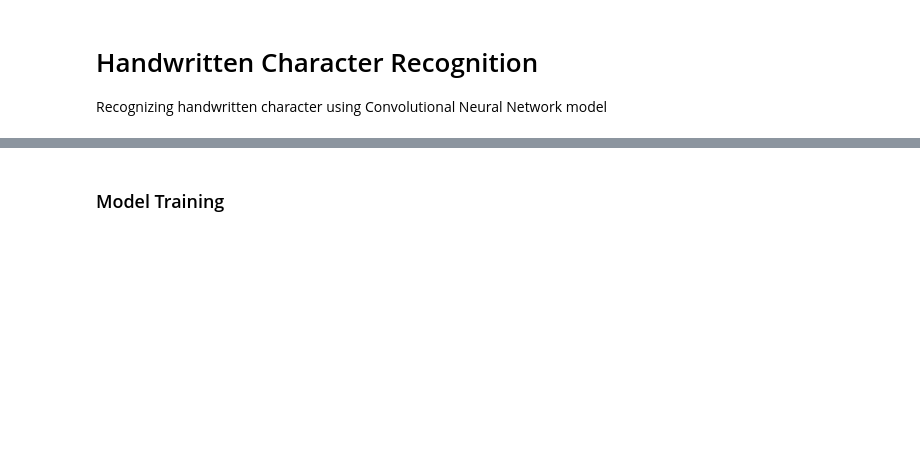
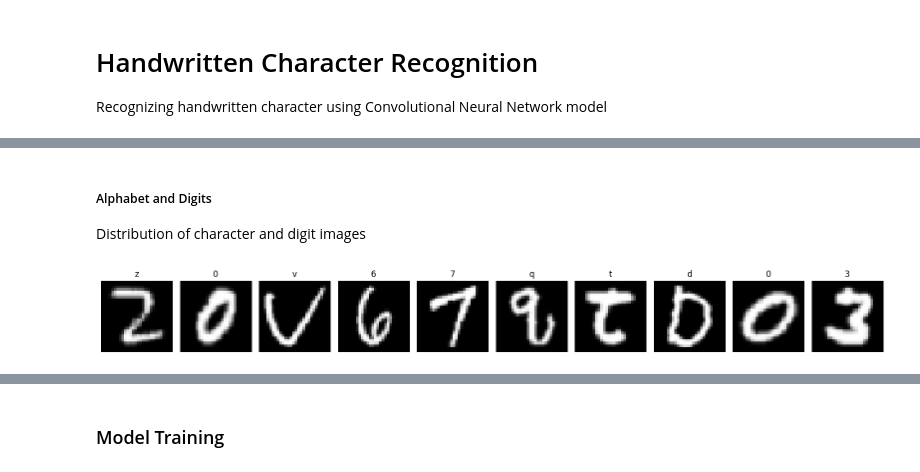
Before and after one commit to johndeweyzxc/Handwritten-Character-Recognition, a Jupyter notebook: main.ipynb, the cells around one changed output, grey strips where cells are left out. Drawn from its saved outputs; the diff is of its cells as text; code cells hidden in the pictures; blank space fills up the shorter version.

```diff
--- a/main.ipynb
+++ b/main.ipynb
@@ -518,0 +694,8 @@ def undersample_test_data(test_loader):
+# %% [markdown]
+##### Alphabet and Digits
+Distribution of character and digit images
+# %%
+plot_class_distribution(labels=dataset.combined_labels, classes=dataset.combined_classes, class_type='digitchar')
+plot_sample_combine_images(classes=dataset.combined_classes, images=dataset.combined_images, labels=dataset.combined_labels)
+# %% [output]
+[figure, added]
```
Also changed, not shown: parts of 95 cells of this notebook, 6 other files.
